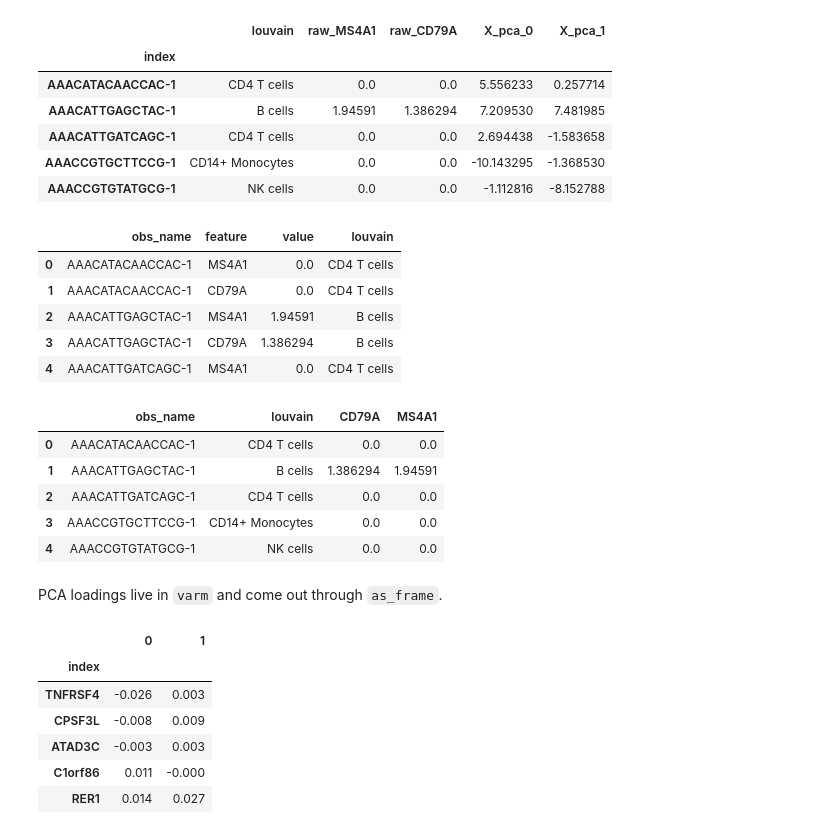
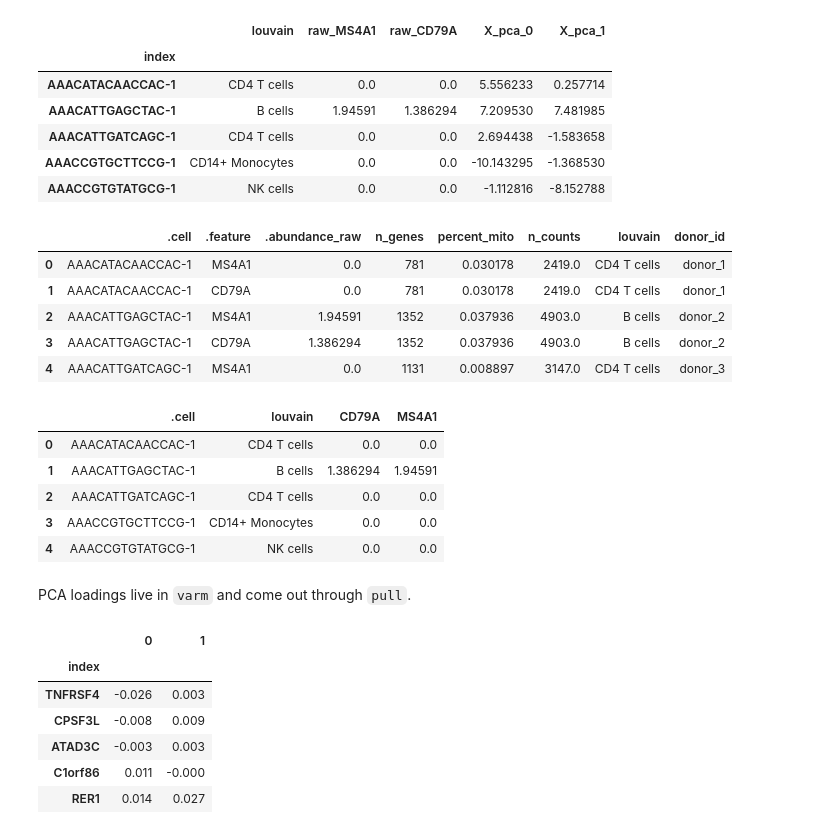
Before and after one commit to mdmanurung/annplyr, a Jupyter notebook: docs/notebooks/all_of_annplyr.ipynb, the cells around one changed output. Cells and saved outputs as stored; diff of their text form; code cells hidden in the pictures.

```diff
--- a/docs/notebooks/all_of_annplyr.ipynb
+++ b/docs/notebooks/all_of_annplyr.ipynb
@@ -43,8 +45,9 @@ import pandas as pd
 import scanpy as sc
 
 import annplyr as ap
+from annplyr.data import PCs, X, X_pca, X_umap, obs, raw, var
 
-adata = sc.datasets.pbmc3k_processed()
+adata = ap.tidy(sc.datasets.pbmc3k_processed())
 adata
 # %% [output]
 AnnData object with n_obs × n_vars = 2638 × 1838
@@ -403,24 +413,24 @@ adata.ap.to_wide(
 | AAACCGTGCTTCCG-1 | CD14+ Monocytes | 0.0 | 0.0 | -10.143295 | -1.368530 |
 | AAACCGTGTATGCG-1 | NK cells | 0.0 | 0.0 | -1.112816 | -8.152788 |
 # %%
-tidy = adata.ap.to_tidy(obs=["louvain"], raw=["MS4A1", "CD79A"], max_matrix_values=2 * adata.n_obs)
-tidy.head()
+long = adata.join_features(raw.MS4A1, raw.CD79A, shape="long", max_matrix_values=2 * adata.n_obs)
+long.head()
 # %% [output]
-|  | obs_name | feature | value | louvain |
-| 0 | AAACATACAACCAC-1 | MS4A1 | 0.0 | CD4 T cells |
-| 1 | AAACATACAACCAC-1 | CD79A | 0.0 | CD4 T cells |
-| 2 | AAACATTGAGCTAC-1 | MS4A1 | 1.94591 | B cells |
-| 3 | AAACATTGAGCTAC-1 | CD79A | 1.386294 | B cells |
-| 4 | AAACATTGATCAGC-1 | MS4A1 | 0.0 | CD4 T cells |
+|  | .cell | .feature | .abundance_raw | n_genes | percent_mito | n_counts | louvain | donor_id |
+| 0 | AAACATACAACCAC-1 | MS4A1 | 0.0 | 781 | 0.030178 | 2419.0 | CD4 T cells | donor_1 |
+| 1 | AAACATACAACCAC-1 | CD79A | 0.0 | 781 | 0.030178 | 2419.0 | CD4 T cells | donor_1 |
+| 2 | AAACATTGAGCTAC-1 | MS4A1 | 1.94591 | 1352 | 0.037936 | 4903.0 | B cells | donor_2 |
+| 3 | AAACATTGAGCTAC-1 | CD79A | 1.386294 | 1352 | 0.037936 | 4903.0 | B cells | donor_2 |
+| 4 | AAACATTGATCAGC-1 | MS4A1 | 0.0 | 1131 | 0.008897 | 3147.0 | CD4 T cells | donor_3 |
 # %%
-ap.pivot_wider(tidy, id_cols=["obs_name", "louvain"], names_from="feature", values_from="value").head()
+ap.tidyr.pivot_wider(long, id_cols=[".cell", "louvain"], names_from=".feature", values_from=".abundance_raw").head()
 # %% [output]
-|  | obs_name | louvain | CD79A | MS4A1 |
+|  | .cell | louvain | CD79A | MS4A1 |
 | 0 | AAACATACAACCAC-1 | CD4 T cells | 0.0 | 0.0 |
 | 1 | AAACATTGAGCTAC-1 | B cells | 1.386294 | 1.94591 |
 | 2 | AAACATTGATCAGC-1 | CD4 T cells | 0.0 | 0.0 |
 | 3 | AAACCGTGCTTCCG-1 | CD14+ Monocytes | 0.0 | 0.0 |
 | 4 | AAACCGTGTATGCG-1 | NK cells | 0.0 | 0.0 |
 # %% [markdown]
-PCA loadings live in `varm` and come out through `as_frame`.
+PCA loadings live in `varm` and come out through `pull`.
 # %%
```
Also changed, not shown: parts of 34 cells of this notebook, 2 other files.
